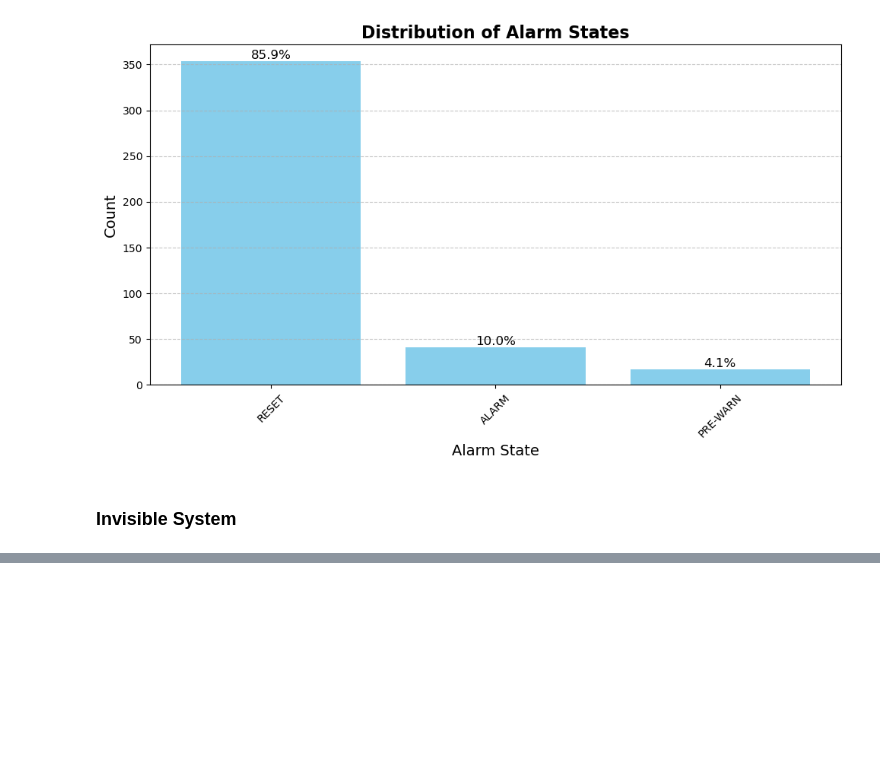
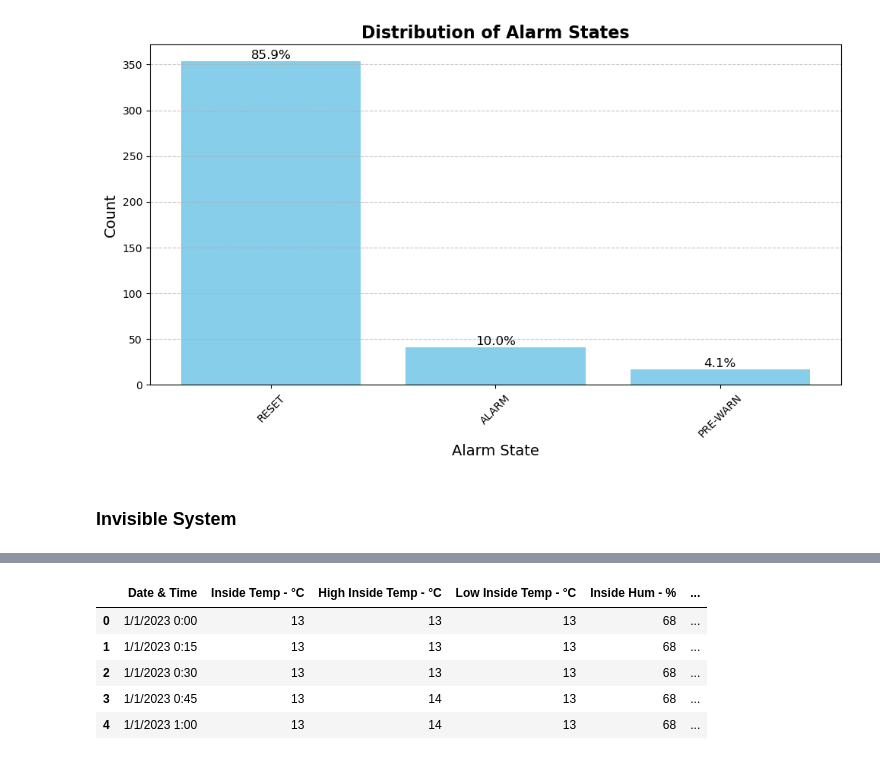
Before and after one commit to oxayavongsa/aai-530-iot, a Jupyter notebook: EDA.ipynb, the cells around one changed output, grey strips where cells are left out. Saved outputs shown, nothing was run; the diff lists cells and outputs as text; code cells hidden in the pictures; blank space fills up the shorter version.

```diff
--- a/EDA.ipynb
+++ b/EDA.ipynb
@@ -334,0 +489,12 @@ plt.show()
+# %%
+data = "./Smart House 2023 datapack CC BY-NC/WeatherLink Indoor and Outdoor 2023/Weather Link Indoor.csv"
+df_wLink = pd.read_csv(data, engine="python", encoding="ISO-8859-1", skiprows=5)
+# %%
+df_wLink.head()
+# %% [output]
+|  | Date & Time | Inside Temp - °C | High Inside Temp - °C | Low Inside Temp - °C | Inside Hum - % | ... |
+| 0 | 1/1/2023 0:00 | 13 | 13 | 13 | 68 | ... |
+| 1 | 1/1/2023 0:15 | 13 | 13 | 13 | 68 | ... |
+| 2 | 1/1/2023 0:30 | 13 | 13 | 13 | 68 | ... |
+| 3 | 1/1/2023 0:45 | 13 | 14 | 13 | 68 | ... |
+| 4 | 1/1/2023 1:00 | 13 | 14 | 13 | 68 | ... |
```
Also changed, not shown: parts of 15 cells of this notebook.
